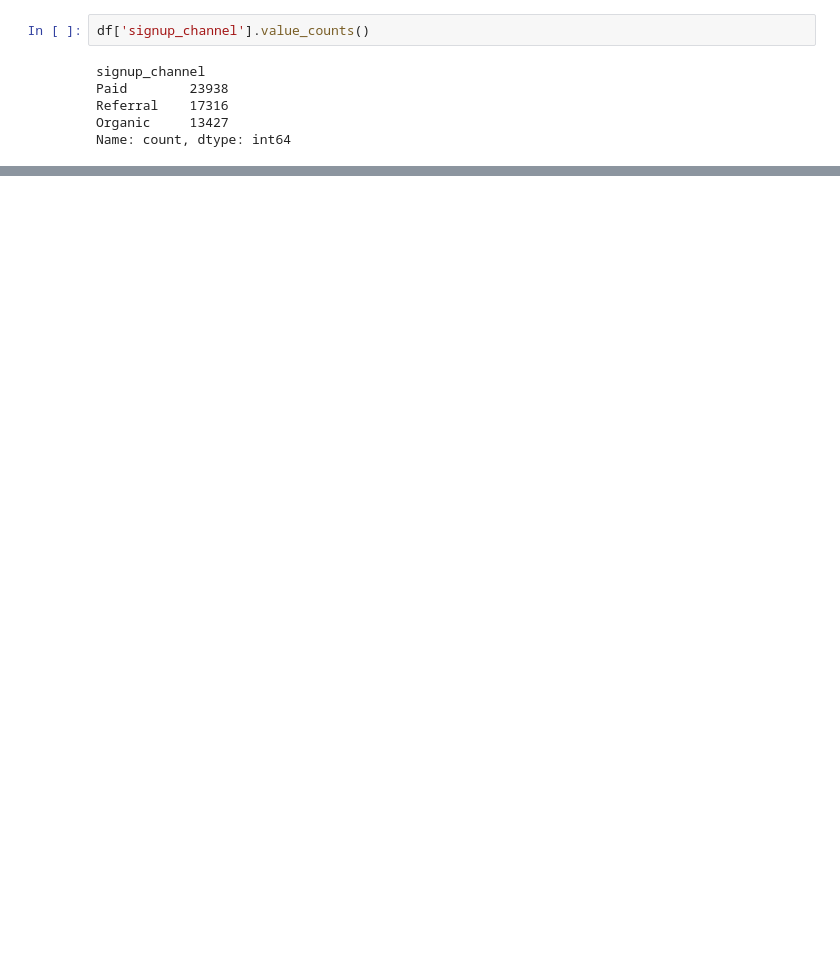
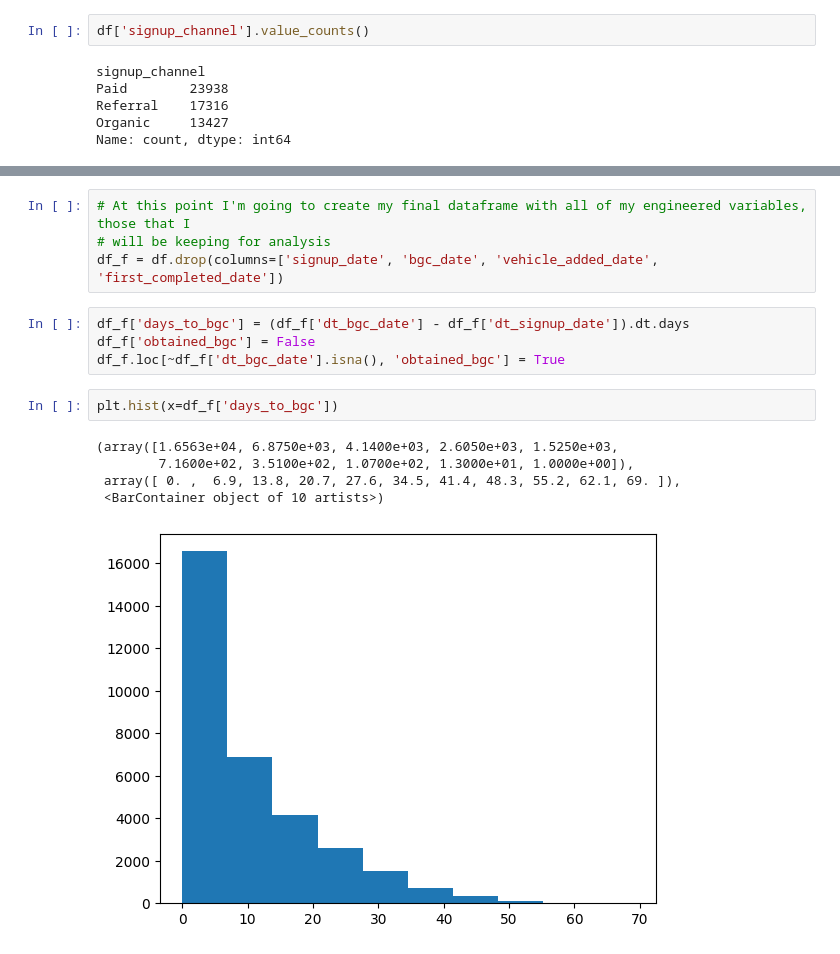
Before and after one commit to schraj/Uber-driver-churn-prediction, a Jupyter notebook: churn_prediction.ipynb, the cells around one changed output, grey strips where cells are left out. Drawn from its saved outputs; the diff is of its cells as text; blank space fills up the shorter version.

```diff
--- a/churn_prediction.ipynb
+++ b/churn_prediction.ipynb
@@ -209,0 +231,16 @@ memory usage: 5.8+ MB
+# %%
+# At this point I'm going to create my final dataframe with all of my engineered variables, those that I
+# will be keeping for analysis
+df_f = df.drop(columns=['signup_date', 'bgc_date', 'vehicle_added_date', 'first_completed_date'])
+# %%
+df_f['days_to_bgc'] = (df_f['dt_bgc_date'] - df_f['dt_signup_date']).dt.days
+df_f['obtained_bgc'] = False
+df_f.loc[~df_f['dt_bgc_date'].isna(), 'obtained_bgc'] = True
+# %%
+plt.hist(x=df_f['days_to_bgc'])
+# %% [output]
+(array([1.6563e+04, 6.8750e+03, 4.1400e+03, 2.6050e+03, 1.5250e+03,
+        7.1600e+02, 3.5100e+02, 1.0700e+02, 1.3000e+01, 1.0000e+00]),
+ array([ 0. ,  6.9, 13.8, 20.7, 27.6, 34.5, 41.4, 48.3, 55.2, 62.1, 69. ]),
+ <BarContainer object of 10 artists>)
+[figure, added]
```
Also changed, not shown: parts of 35 cells of this notebook.
